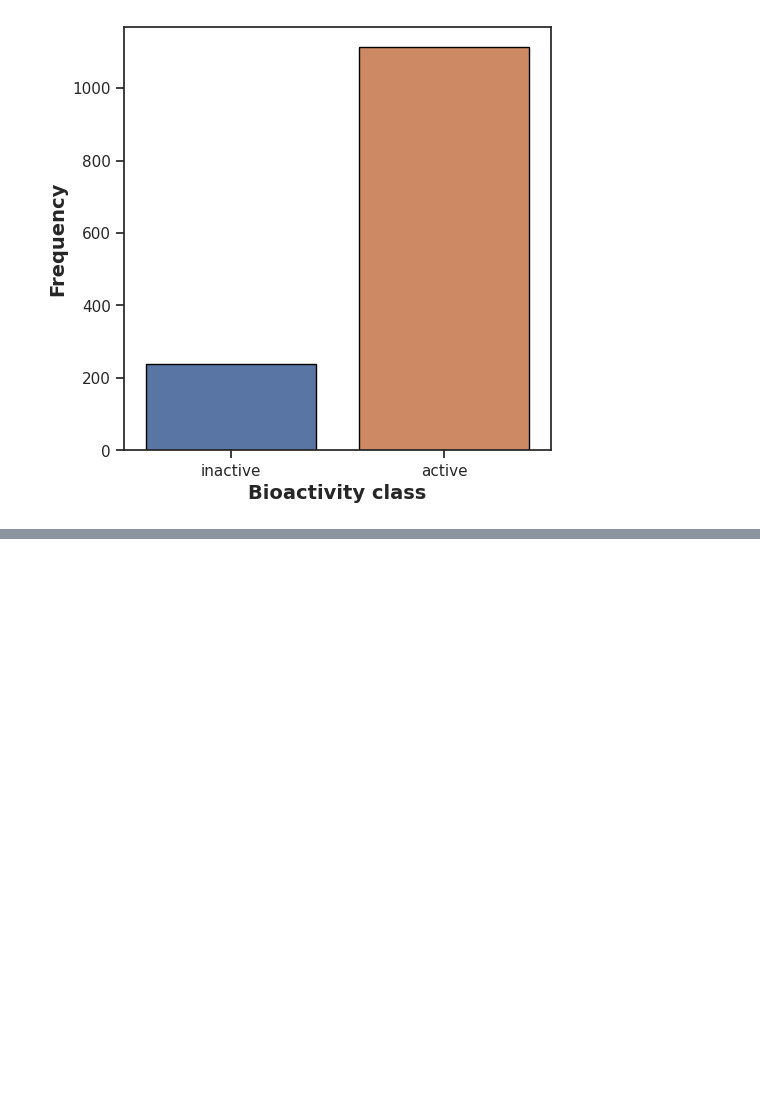
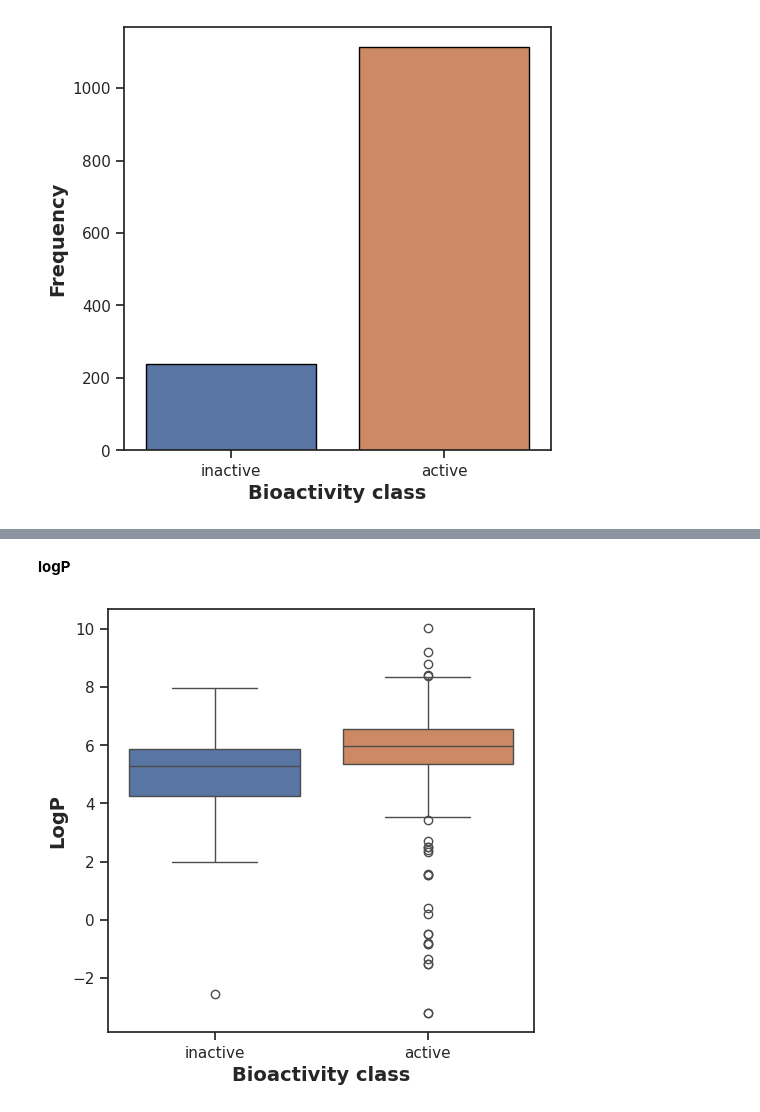
Before and after one commit to imranasalisu1/AI_And_Drug_Discovery_Course_2026, a Jupyter notebook: QSAR_Part_2_Exploratory_Data_Analysis.ipynb, the cells around one changed output, grey strips where cells are left out. Saved outputs shown, nothing was run; the diff lists cells and outputs as text; code cells hidden in the pictures; blank space fills up the shorter version.

```diff
--- a/QSAR_Part_2_Exploratory_Data_Analysis.ipynb
+++ b/QSAR_Part_2_Exploratory_Data_Analysis.ipynb
@@ -198,0 +534,13 @@ Text(0, 0.5, 'Frequency')
+# %% [markdown]
+**logP**
+# %%
+plt.figure(figsize=(5.5, 5.5))
+
+sns.boxplot(x = "bioactivity_class", y = 'LogP', data = df_combined, hue="bioactivity_class")
+
+plt.xlabel('Bioactivity class', fontsize=14, fontweight='bold')
+plt.ylabel('LogP', fontsize=14, fontweight='bold')
+
+plt.savefig('boxplot_LogP.pdf')
+# %% [output]
+[figure, added]
```
Also changed, not shown: parts of 47 cells of this notebook.
